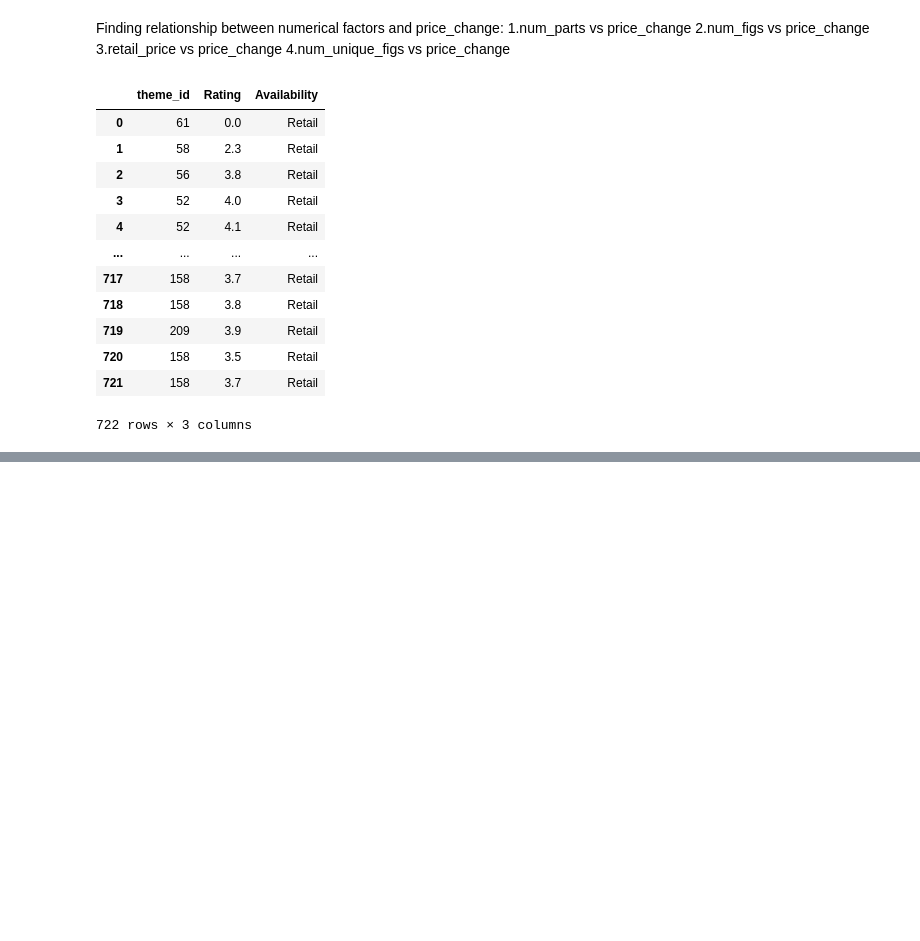
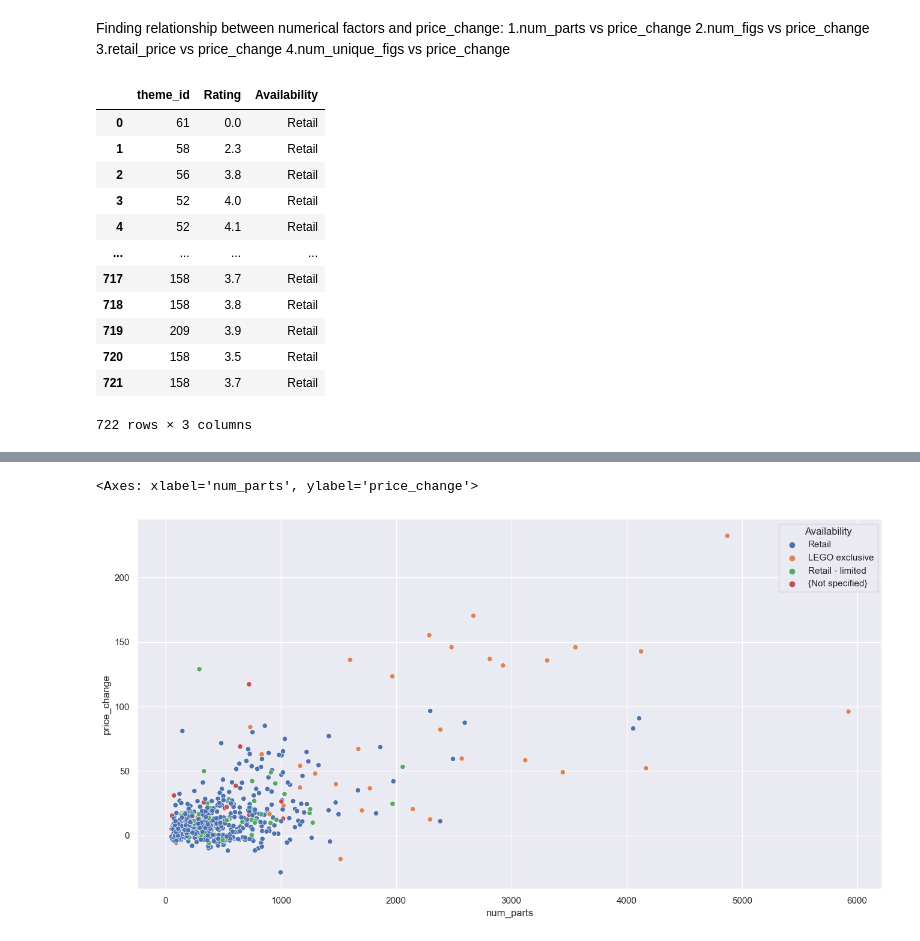
Before and after one commit to junhowe/sc1015-proj, a Jupyter notebook: Data_explore2.ipynb, the cells around one changed output, grey strips where cells are left out. Saved outputs shown, nothing was run; the diff lists cells and outputs as text; code cells hidden in the pictures; blank space fills up the shorter version.

```diff
--- a/Data_explore2.ipynb
+++ b/Data_explore2.ipynb
@@ -255,0 +240,8 @@ sb.heatmap(legoData.groupby(['Availability', 'price_category']).size().unstack()
+# %%
+
+# Number of parts vs availability and price change
+f = plt.figure(figsize=(16, 8))
+sb.scatterplot(x = 'num_parts', y = 'price_change', hue = 'Availability', data = legoData)
+# %% [output]
+<Axes: xlabel='num_parts', ylabel='price_change'>
+[figure, added]
```
Also changed, not shown: parts of 13 cells of this notebook.
